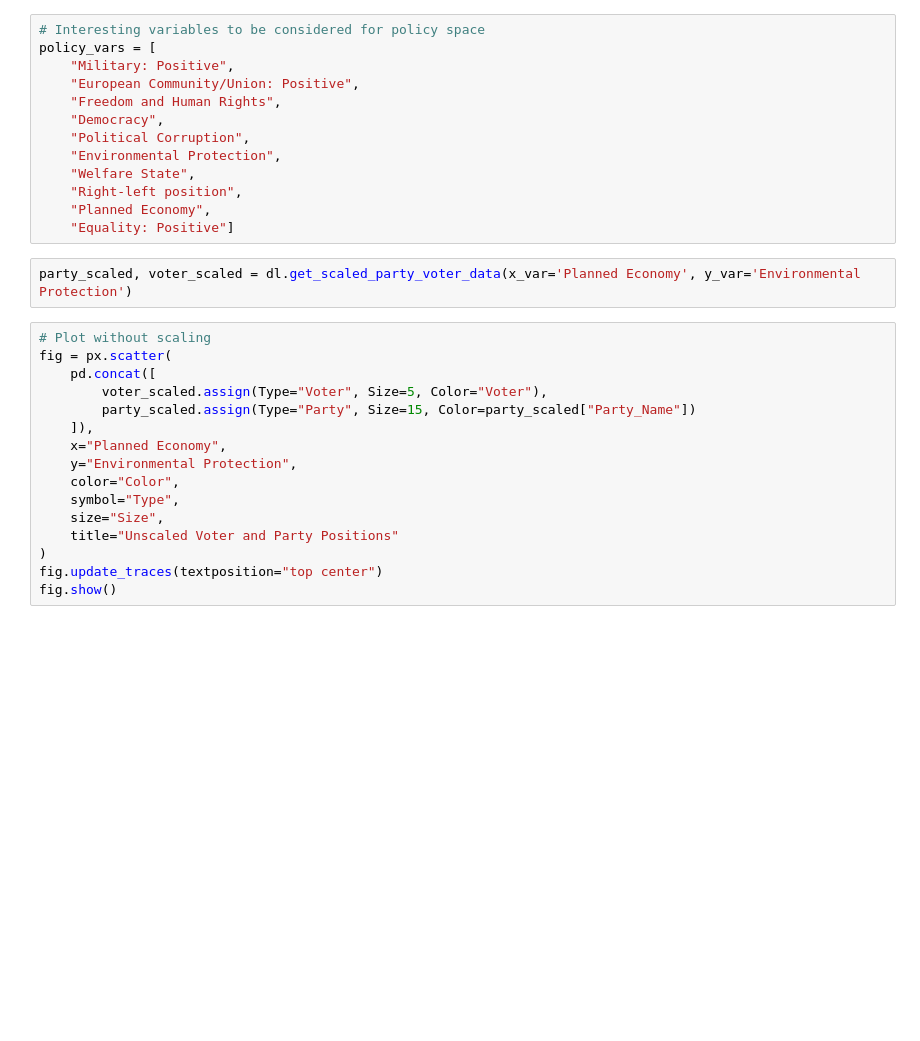
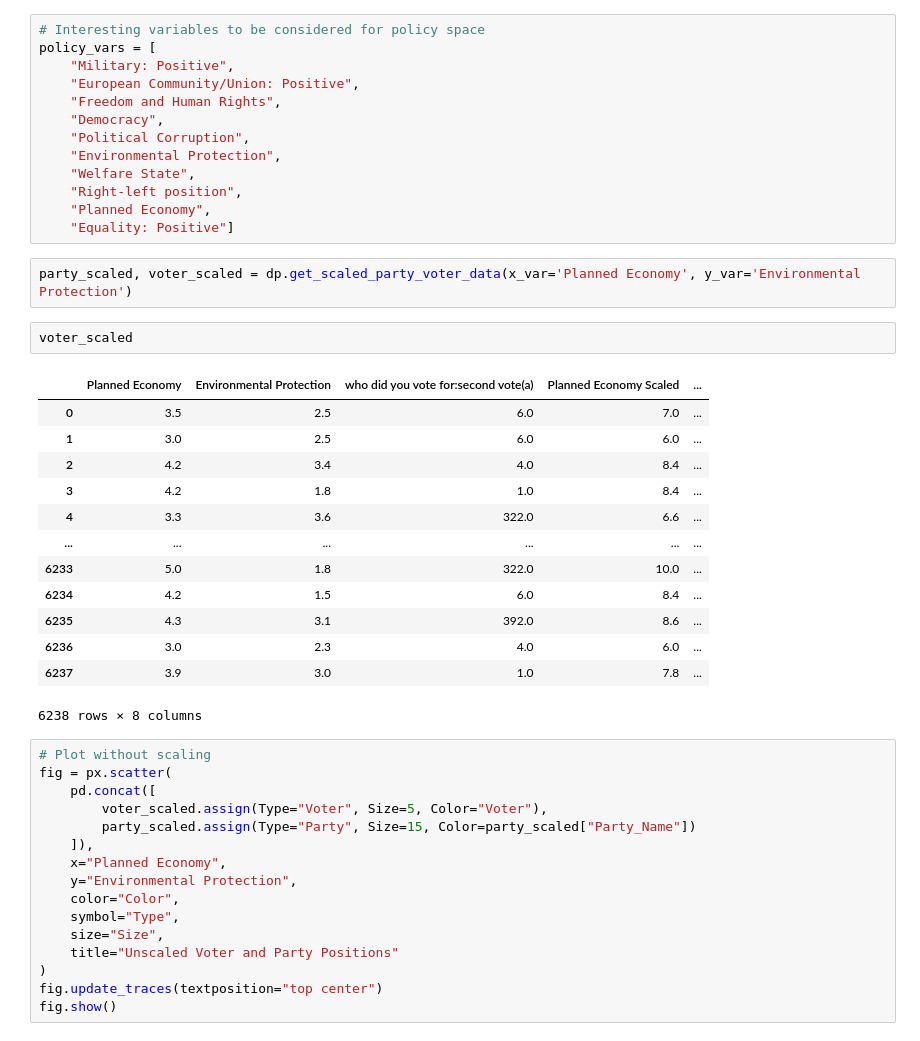
Before and after one commit to riccardoAli31/Case_Study_TUM25, a Jupyter notebook: visualization.ipynb, the cells around one changed output. Saved outputs shown, nothing was run; the diff lists cells and outputs as text; blank space fills up the shorter version.

```diff
--- a/visualization.ipynb
+++ b/visualization.ipynb
@@ -19,7 +18,23 @@ policy_vars = [
     "Planned Economy",
     "Equality: Positive"]
 # %%
-party_scaled, voter_scaled = dl.get_scaled_party_voter_data(x_var='Planned Economy', y_var='Environmental Protection')
+party_scaled, voter_scaled = dp.get_scaled_party_voter_data(x_var='Planned Economy', y_var='Environmental Protection')
+# %%
+voter_scaled
+# %% [output]
+|  | Planned Economy | Environmental Protection | who did you vote for:second vote(a) | Planned Economy Scaled | ... |
+| 0 | 3.5 | 2.5 | 6.0 | 7.0 | ... |
+| 1 | 3.0 | 2.5 | 6.0 | 6.0 | ... |
+| 2 | 4.2 | 3.4 | 4.0 | 8.4 | ... |
+| 3 | 4.2 | 1.8 | 1.0 | 8.4 | ... |
+| 4 | 3.3 | 3.6 | 322.0 | 6.6 | ... |
+| ... | ... | ... | ... | ... | ... |
+| 6233 | 5.0 | 1.8 | 322.0 | 10.0 | ... |
+| 6234 | 4.2 | 1.5 | 6.0 | 8.4 | ... |
+| 6235 | 4.3 | 3.1 | 392.0 | 8.6 | ... |
+| 6236 | 3.0 | 2.3 | 4.0 | 6.0 | ... |
+| 6237 | 3.9 | 3.0 | 1.0 | 7.8 | ... |
+6238 rows × 8 columns
 # %%
 # Plot without scaling
 fig = px.scatter(
```
Also changed, not shown: parts of 4 cells of this notebook.
